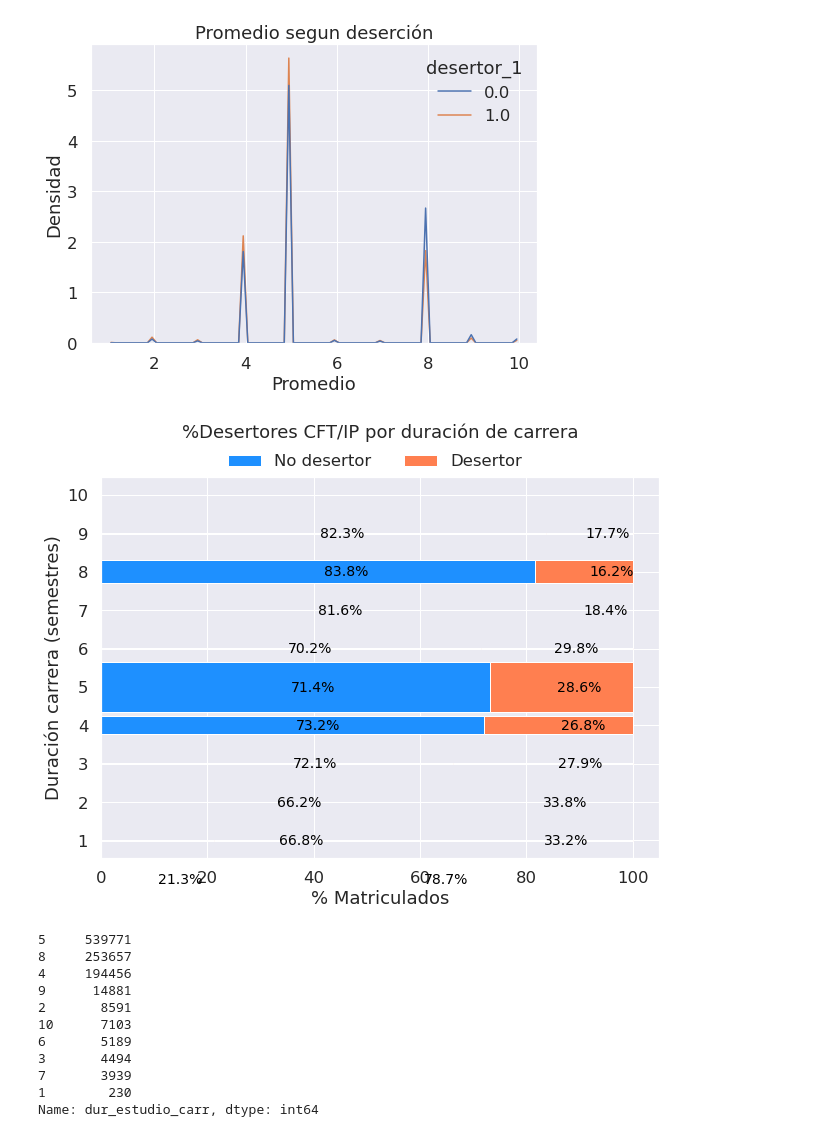
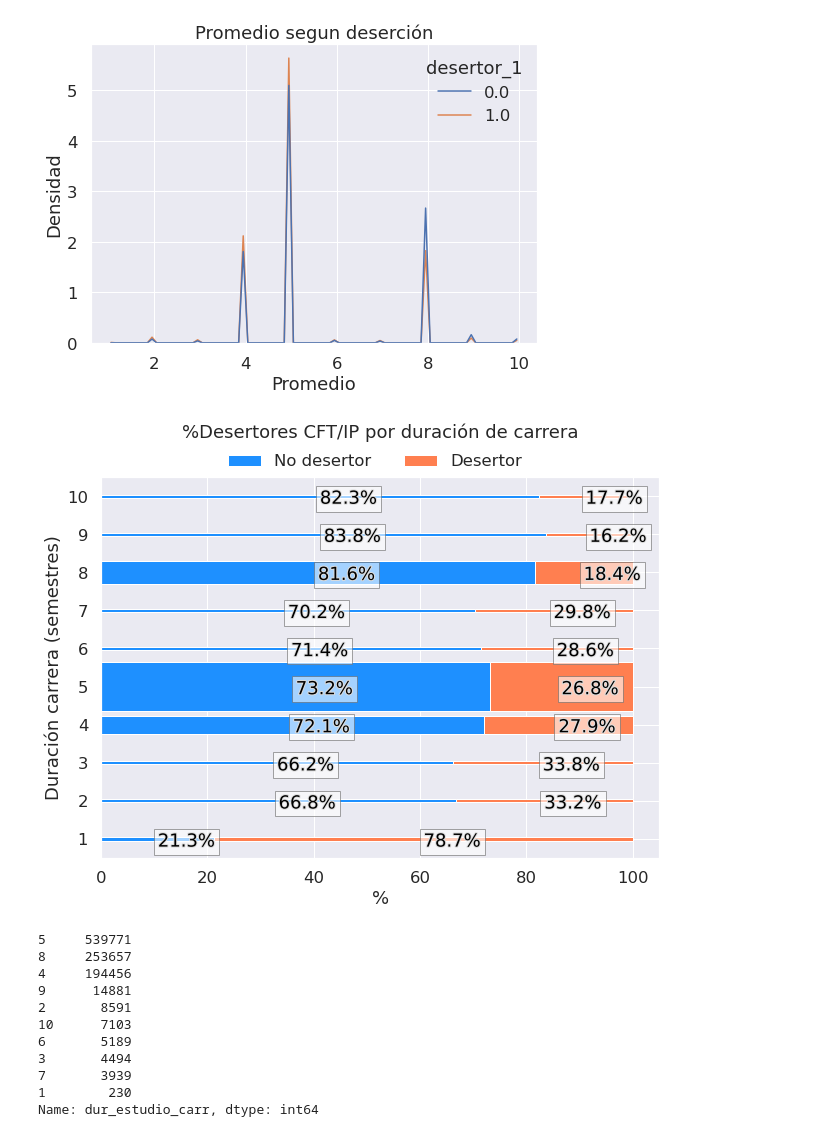
Before and after one commit to GianniCatBug/MDS7201-mineduc-desercion, a Jupyter notebook: notebooks/4.3-exploracion-datos-jornada-duración.ipynb, the cells around one changed output. Cells and saved outputs as stored; diff of their text form; code cells hidden in the pictures.

```diff
--- a/notebooks/4.3-exploracion-datos-jornada-duración.ipynb
+++ b/notebooks/4.3-exploracion-datos-jornada-duración.ipynb
@@ -133,6 +135,8 @@ cross_tab#527046, 505282
 | Vespertino | 283216 | 118995 |
 # %%
 w = np.array(cross_tab.T.sum()/cross_tab.T.sum().sum()) * 3
+print(w)
+w = np.where(w > 0.05, w, 0.05)
 
 f, ax = plt.subplots(figsize=(10,7))
 plt.rcParams.update({'font.size': 15})
@@ -154,15 +158,17 @@ for n, x in enumerate([*cross_tab.index.values]):
     for (proportion, y_loc) in zip(cross_tab_prop.loc[x],
                                           cross_tab_prop.loc[x].cumsum()):
 
-        plt.text(x=(y_loc - proportion) + (proportion / 2),
-                 y=n - 0.11,
-                 s=f'{np.round(proportion * 100, 1)}%',
-                 color="black",
-                 fontsize=14)
+        t = plt.text(x=(y_loc - proportion) + (proportion / 2),
+             y=n - 0.03,
+             s=f'{np.round(proportion * 100, 1)}%',
+             color="black",
+             fontsize=18,
+            path_effects=[pe.withStroke(linewidth=2, foreground="gainsboro")])
+        t.set_bbox(dict(facecolor='white', alpha=0.6, edgecolor='dimgray'))
 
 plt.xticks(np.arange(0, 1.2, 0.2), range(0, 120, 20))
 
 ax.legend(['No desertor', 'Desertor'], loc ='upper left', ncol=2, bbox_to_anchor=(0.2,1.1));
-plt.xlabel("% Matriculados");
+plt.xlabel("%");
 plt.ylabel("Tipo jornada");
 # %% [output]
@@ -197,41 +204,44 @@ cross_tab = pd.crosstab(index=df_s['dur_estudio_carr'],
                         columns=df_s['desertor_1'])
 
 w = np.array(cross_tab.T.sum()/cross_tab.T.sum().sum()) * 2.5
+w = np.where(w > 0.08, w, 0.08)
 
 f, ax = plt.subplots(figsize=(10,7))
 plt.rcParams.update({'font.size': 15})
 
 plt.title("%Desertores CFT/IP por duración de carrera", pad=40)
 
 b1 = plt.barh(cross_tab_prop.reset_index()['dur_estudio_carr'],
                 cross_tab_prop.reset_index()[0],
                 color="dodgerblue",
                 height=w)
 
 b2 = plt.barh(cross_tab_prop.reset_index()['dur_estudio_carr'],
                 cross_tab_prop.reset_index()[1],
                 left=cross_tab_prop.reset_index()[0],
                 color="coral",
                 height=w)
 
 for n, x in enumerate([*cross_tab.index.values]):
     for (proportion, y_loc) in zip(cross_tab_prop.loc[x],
                                           cross_tab_prop.loc[x].cumsum()):
 
-        plt.text(x=(y_loc - proportion) + (proportion / 2),
-                 y=n - 0.11,
-                 s=f'{np.round(proportion * 100, 1)}%',
-                 color="black",
-                 fontsize=14)
+        t = plt.text(x=(y_loc - proportion) + (proportion / 2),
+             y=n+0.8,
+             s=f'{np.round(proportion * 100, 1)}%',
+             color="black",
+             fontsize=18,
+            path_effects=[pe.withStroke(linewidth=2, foreground="gainsboro")])
+        t.set_bbox(dict(facecolor='white', alpha=0.6, edgecolor='dimgray'))
 
 plt.xticks(np.arange(0, 1.2, 0.2), range(0, 120, 20))
 plt.yticks(range(1, 11), range(1, 11))
 
 ax.legend(['No desertor', 'Desertor'], loc ='upper left', ncol=2, bbox_to_anchor=(0.2,1.1));
-plt.xlabel("% Matriculados");
+plt.xlabel("%");
 plt.ylabel("Duración carrera (semestres)");
 # %% [output]
-[figure, old version]
+[figure, new version]
 # %%
 df_s['dur_estudio_carr'].value_counts()
 # %% [output]
```
Also changed, not shown: parts of 3 cells of this notebook, 1 other file.
